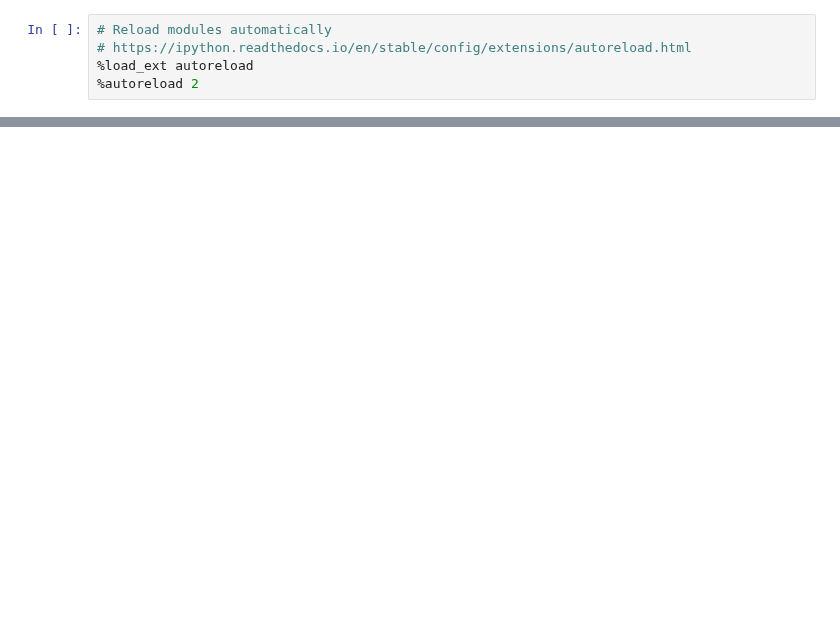
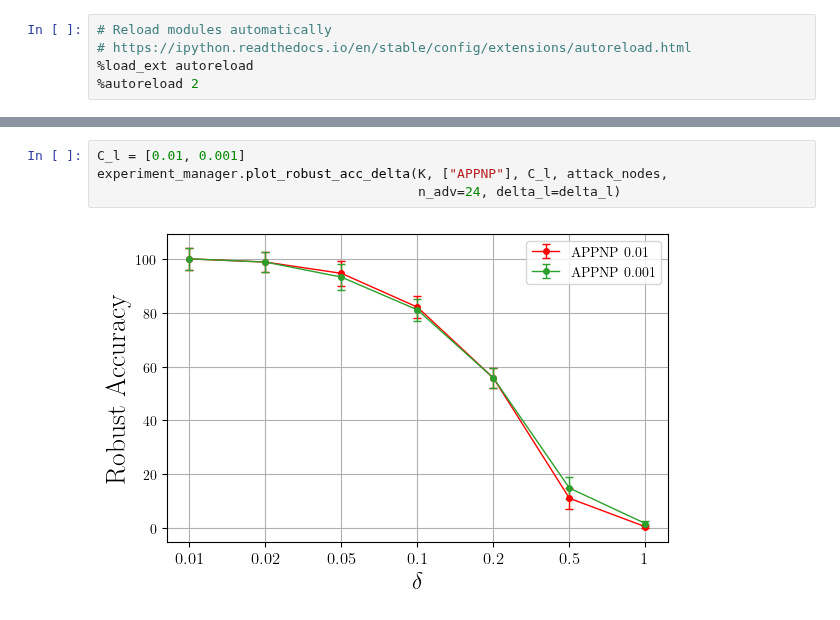
Before and after one commit to saper0/qpcert, a Jupyter notebook: notebooks/certification/cert_gcn.ipynb, the cells around one changed output, grey strips where cells are left out. Cells and saved outputs as stored; diff of their text form; blank space fills up the shorter version.

```diff
--- a/notebooks/certification/cert_gcn.ipynb
+++ b/notebooks/certification/cert_gcn.ipynb
@@ -297,0 +42,6 @@ utils.get_best_hyperparams(start_id, end_id, n_seeds, hyperparams,
+# %%
+C_l = [0.01, 0.001]
+experiment_manager.plot_robust_acc_delta(K, ["APPNP"], C_l, attack_nodes,
+                                         n_adv=24, delta_l=delta_l)
+# %% [output]
+[figure, added]
```
Also changed, not shown: parts of 14 cells of this notebook, 2 other files.
